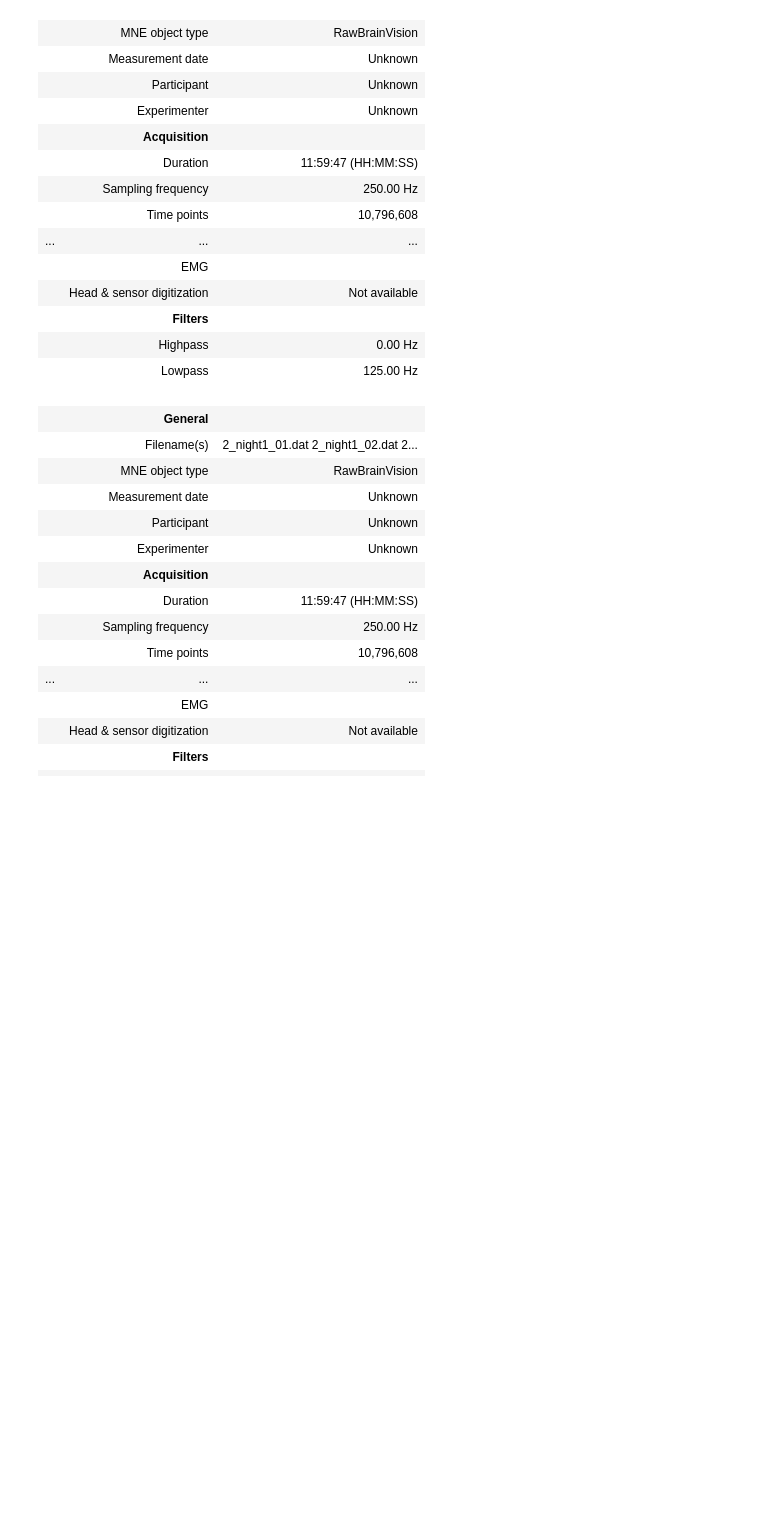
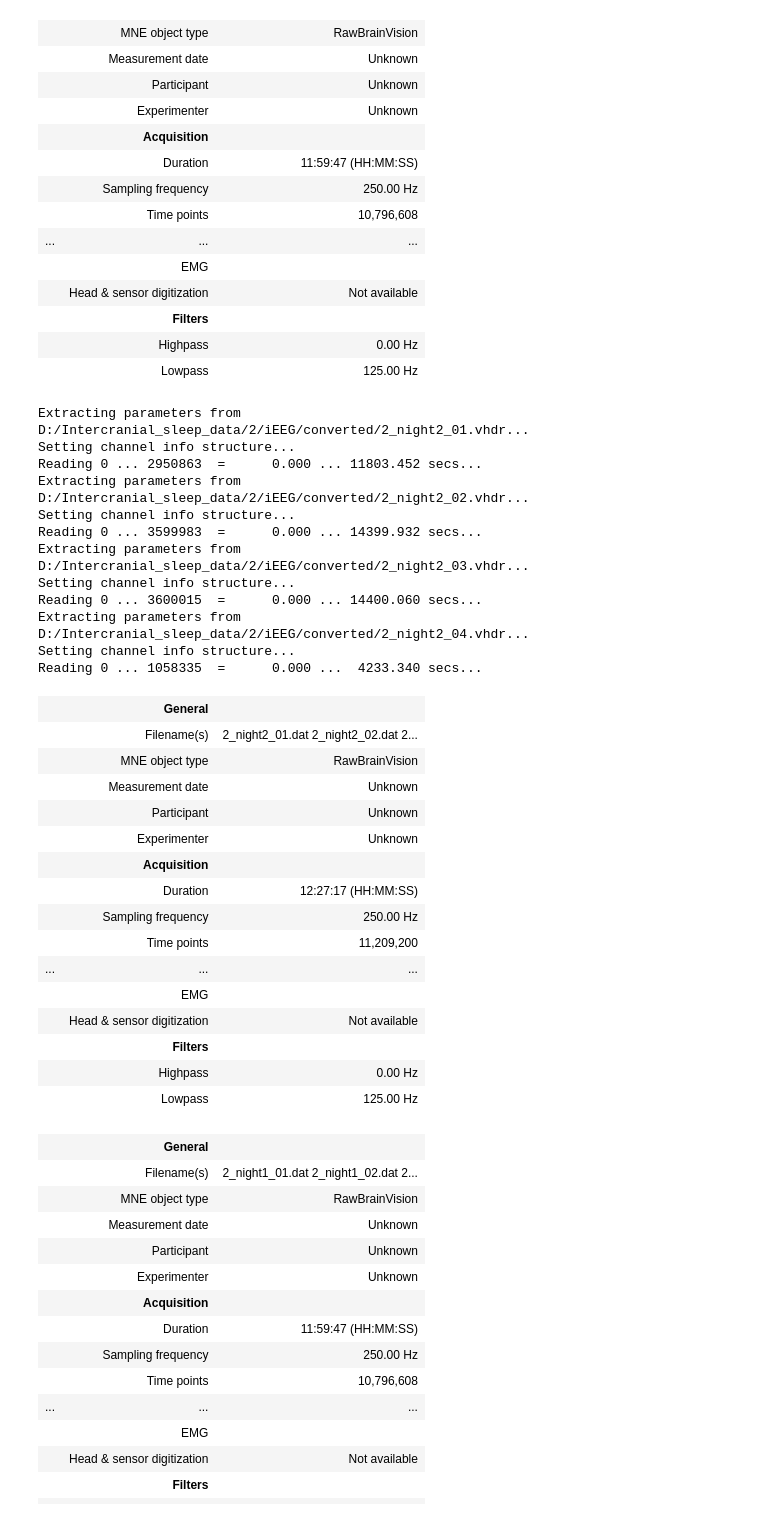
Before and after one commit to AbdelRayan/Human_SleepSCoring, a Jupyter notebook: Tim/eeg_vis.ipynb, the cells around one changed output. Drawn from its saved outputs; the diff is of its cells as text; code cells hidden in the pictures; blank space fills up the shorter version.

```diff
--- a/Tim/eeg_vis.ipynb
+++ b/Tim/eeg_vis.ipynb
@@ -88,4 +106,70 @@ Reading 0 ... 3599871  =      0.000 ... 14399.484 secs...
 |  | Filters |  |
 |  | Highpass | 0.00 Hz |
 |  | Lowpass | 125.00 Hz |
+# %%
+files = [
+    "D:/Intercranial_sleep_data/2/iEEG/converted/2_night2_01.vhdr",
+    "D:/Intercranial_sleep_data/2/iEEG/converted/2_night2_02.vhdr",
+    "D:/Intercranial_sleep_data/2/iEEG/converted/2_night2_03.vhdr",
+    "D:/Intercranial_sleep_data/2/iEEG/converted/2_night2_04.vhdr"
+]
+
+raw_list = [mne.io.read_raw_brainvision(f, preload=True) for f in files]
+
+raw_test = mne.concatenate_raws(raw_list)
+raw_test.set_channel_types({
+    'C3-Cz':'eeg',
+    'Oz-Cz':'eeg',
+    'EOG1-EOG2':'eog',
+    'EMG1-EMG2':'emg'
+})
+
+scores_files = [
+    "D:/Intercranial_sleep_data/2/iEEG/converted/edf_files/2_night2_01_hypnogram.npy",
+    "D:/Intercranial_sleep_data/2/iEEG/converted/edf_files/2_night2_02_hypnogram.npy",
+    "D:/Intercranial_sleep_data/2/iEEG/converted/edf_files/2_night2_03_hypnogram.npy",
+    "D:/Intercranial_sleep_data/2/iEEG/converted/edf_files/2_night2_04_hypnogram.npy"
+]
+score_list = [np.load(f) for f in scores_files]
+hypno = np.concatenate(score_list)
+hypno = hypno.astype(int)
+eeg_duration = raw_test.n_times / raw_test.info['sfreq']
+n_epochs = int(eeg_duration // (30))  # assuming 30s epochs
+hypno = hypno[:n_epochs]            # crop to EEG length if needed
+stage_mapping = {0: "Wake", 1: "N1", 2: "N2", 3: "N3", 4: "REM"}
+description = [stage_mapping[s] for s in hypno]
+onset = np.arange(len(hypno)) * 30  # 30s per epoch
+duration = np.repeat(30, len(hypno))
+#
+annotations = mne.Annotations(onset, duration, description)
+raw_test.set_annotations(annotations)
+# %% [output]
+Extracting parameters from D:/Intercranial_sleep_data/2/iEEG/converted/2_night2_01.vhdr...
+Setting channel info structure...
+Reading 0 ... 2950863  =      0.000 ... 11803.452 secs...
+Extracting parameters from D:/Intercranial_sleep_data/2/iEEG/converted/2_night2_02.vhdr...
+Setting channel info structure...
+Reading 0 ... 3599983  =      0.000 ... 14399.932 secs...
+Extracting parameters from D:/Intercranial_sleep_data/2/iEEG/converted/2_night2_03.vhdr...
+Setting channel info structure...
+Reading 0 ... 3600015  =      0.000 ... 14400.060 secs...
+Extracting parameters from D:/Intercranial_sleep_data/2/iEEG/converted/2_night2_04.vhdr...
+Setting channel info structure...
+Reading 0 ... 1058335  =      0.000 ...  4233.340 secs...
+|  | General |  |
+|  | Filename(s) | 2_night2_01.dat 2_night2_02.dat 2... |
+|  | MNE object type | RawBrainVision |
+|  | Measurement date | Unknown |
+|  | Participant | Unknown |
+|  | Experimenter | Unknown |
+|  | Acquisition |  |
+|  | Duration | 12:27:17 (HH:MM:SS) |
+|  | Sampling frequency | 250.00 Hz |
+|  | Time points | 11,209,200 |
+| ... | ... | ... |
+|  | EMG |  |
+|  | Head & sensor digitization | Not available |
+|  | Filters |  |
+|  | Highpass | 0.00 Hz |
+|  | Lowpass | 125.00 Hz |
 # %%
```
Also changed, not shown: parts of 6 cells of this notebook.
